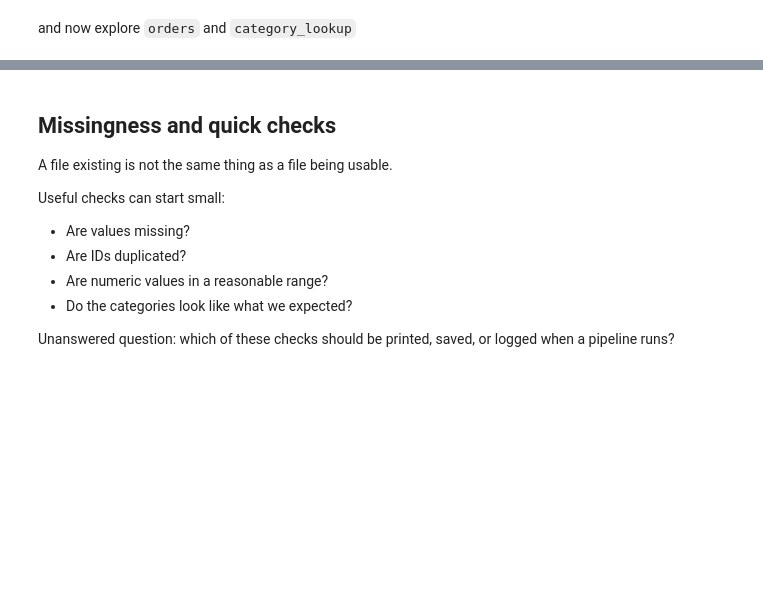
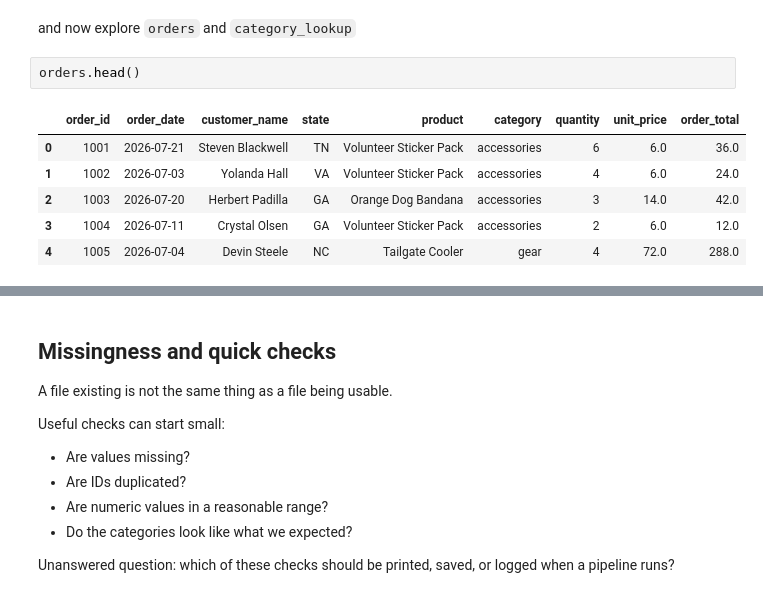
Before and after one commit to skeleton-359/bzan545-python-first-scripts, a Jupyter notebook: day_07_pandas_pipeline_intro.ipynb, the cells around one changed output, grey strips where cells are left out. Drawn from its saved outputs; the diff is of its cells as text; blank space fills up the shorter version.

```diff
--- a/day_07_pandas_pipeline_intro.ipynb
+++ b/day_07_pandas_pipeline_intro.ipynb
@@ -97,3 +97,12 @@ penguins.describe()
 | max | 59.600000 | 21.500000 | 231.000000 | 6300.000000 |
 # %% [markdown]
 and now explore `orders` and `category_lookup`
+# %%
+orders.head()
+# %% [output]
+|  | order_id | order_date | customer_name | state | product | category | quantity | unit_price | order_total |
+| 0 | 1001 | 2026-07-21 | Steven Blackwell | TN | Volunteer Sticker Pack | accessories | 6 | 6.0 | 36.0 |
+| 1 | 1002 | 2026-07-03 | Yolanda Hall | VA | Volunteer Sticker Pack | accessories | 4 | 6.0 | 24.0 |
+| 2 | 1003 | 2026-07-20 | Herbert Padilla | GA | Orange Dog Bandana | accessories | 3 | 14.0 | 42.0 |
+| 3 | 1004 | 2026-07-11 | Crystal Olsen | GA | Volunteer Sticker Pack | accessories | 2 | 6.0 | 12.0 |
+| 4 | 1005 | 2026-07-04 | Devin Steele | NC | Tailgate Cooler | gear | 4 | 72.0 | 288.0 |
```
Also changed, not shown: parts of 13 cells of this notebook.
